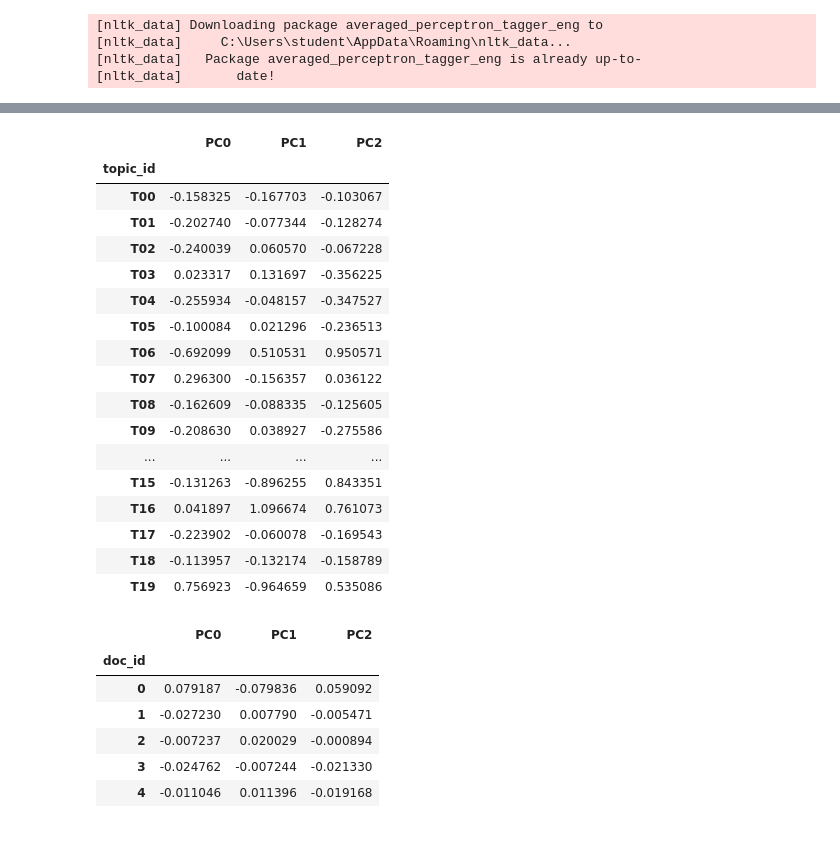
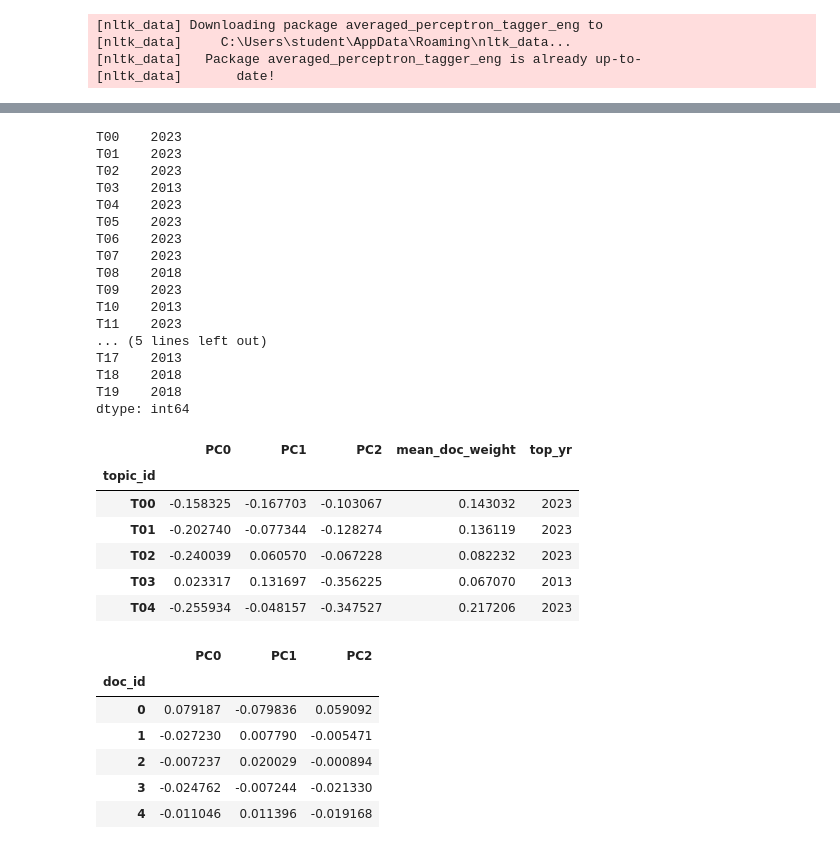
Before and after one commit to caroline-kranefuss/evolving_sentiment_climate, a Jupyter notebook: notebooks/PCA_LDA.ipynb, the cells around one changed output, grey strips where cells are left out. Cells and saved outputs as stored; diff of their text form; code cells hidden in the pictures.

```diff
--- a/notebooks/PCA_LDA.ipynb
+++ b/notebooks/PCA_LDA.ipynb
@@ -82,5 +82,6 @@ THETA_years = THETA.join(LIB, on=THETA.index.get_level_values('doc_id'))
 THETA_years.reset_index(inplace=True)
 THETA_years.set_index(['year', 'doc_id'], inplace=True)
 THETA_years.drop(columns=['doc_title', 'doc_1st_author', 'sent_str', 'num_words', 'num_chars'], inplace=True)
+THETA_years.drop(columns=['key_0'], inplace=True)
 THETA_years
 # %% [output]
@@ -101,34 +102,60 @@ THETA_years
+# %%
+# Find the top year for each topic
+
+# Start by finding the mean per year of each topic
+
+# From Claude: Group by 'year' and calculate the mean for each topic column
+# Define the topci columns
+topic_cols = [col for col in THETA_years.columns if col.startswith('T')]
+# Calculate the mean per year
+mean_per_year = THETA_years[topic_cols].groupby(level='year').mean()
+
+# Next, find which year has the max of that topic
+top_yrs = mean_per_year.idxmax()
+top_yrs
+# %% [output]
+T00    2023
+T01    2023
+T02    2023
+T03    2013
+T04    2023
+T05    2023
+T06    2023
+T07    2023
+T08    2018
+T09    2023
+T10    2013
+T11    2023
+... (5 lines left out)
+T17    2013
+T18    2018
+T19    2018
+dtype: int64
 # %%
 # Define engine
 pca_engine = PCA(n_components=3)
 # Run engine on the TRANSPOSE of THETA
 engine_run = pca_engine.fit_transform(THETA.T)
 # Define index
 index_TCM = THETA.T.index
 # Turn into df
 TCM = pd.DataFrame(engine_run, index=index_TCM)
 TCM.rename(columns={0:'PC0', 1:'PC1', 2:'PC2'}, inplace=True)
 # View
-TCM
+TCM.head()
+
+# Calculate mean document weight of each topic
+TCM['mean_doc_weight'] = TCM.mean(axis=1).abs()
+TCM['top_yr'] = top_yrs
+TCM.head()
 # %% [output]
-|  | PC0 | PC1 | PC2 |
-| topic_id |  |  |  |
-| T00 | -0.158325 | -0.167703 | -0.103067 |
-| T01 | -0.202740 | -0.077344 | -0.128274 |
-| T02 | -0.240039 | 0.060570 | -0.067228 |
-| T03 | 0.023317 | 0.131697 | -0.356225 |
-| T04 | -0.255934 | -0.048157 | -0.347527 |
-| T05 | -0.100084 | 0.021296 | -0.236513 |
-| T06 | -0.692099 | 0.510531 | 0.950571 |
-| T07 | 0.296300 | -0.156357 | 0.036122 |
-| T08 | -0.162609 | -0.088335 | -0.125605 |
-| T09 | -0.208630 | 0.038927 | -0.275586 |
-| ... | ... | ... | ... |
-| T15 | -0.131263 | -0.896255 | 0.843351 |
-| T16 | 0.041897 | 1.096674 | 0.761073 |
-| T17 | -0.223902 | -0.060078 | -0.169543 |
-| T18 | -0.113957 | -0.132174 | -0.158789 |
-| T19 | 0.756923 | -0.964659 | 0.535086 |
+|  | PC0 | PC1 | PC2 | mean_doc_weight | top_yr |
+| topic_id |  |  |  |  |  |
+| T00 | -0.158325 | -0.167703 | -0.103067 | 0.143032 | 2023 |
+| T01 | -0.202740 | -0.077344 | -0.128274 | 0.136119 | 2023 |
+| T02 | -0.240039 | 0.060570 | -0.067228 | 0.082232 | 2023 |
+| T03 | 0.023317 | 0.131697 | -0.356225 | 0.067070 | 2013 |
+| T04 | -0.255934 | -0.048157 | -0.347527 | 0.217206 | 2023 |
 # %%
 # Make a components table that essentially documents the explained variance of each term
 # I.e., how much each term is part of any given component
```
Also changed, not shown: parts of 2 cells of this notebook, 6 other files.
